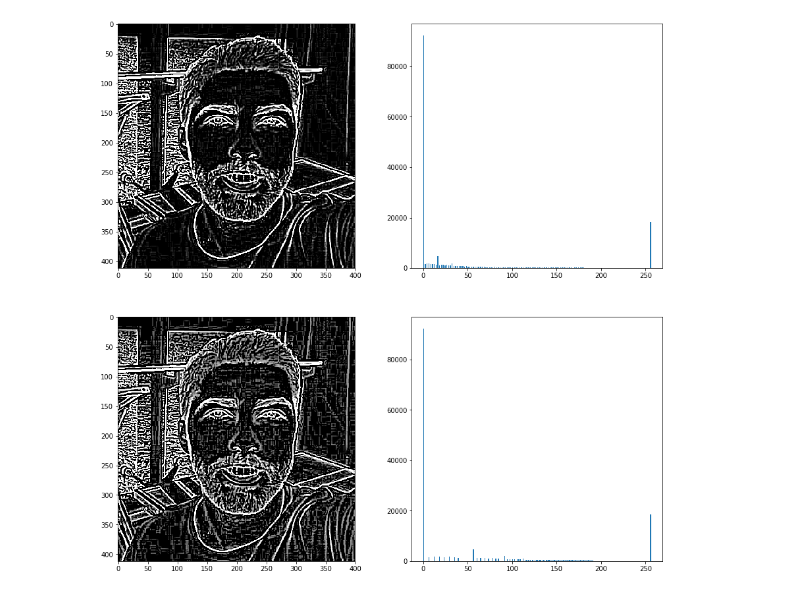
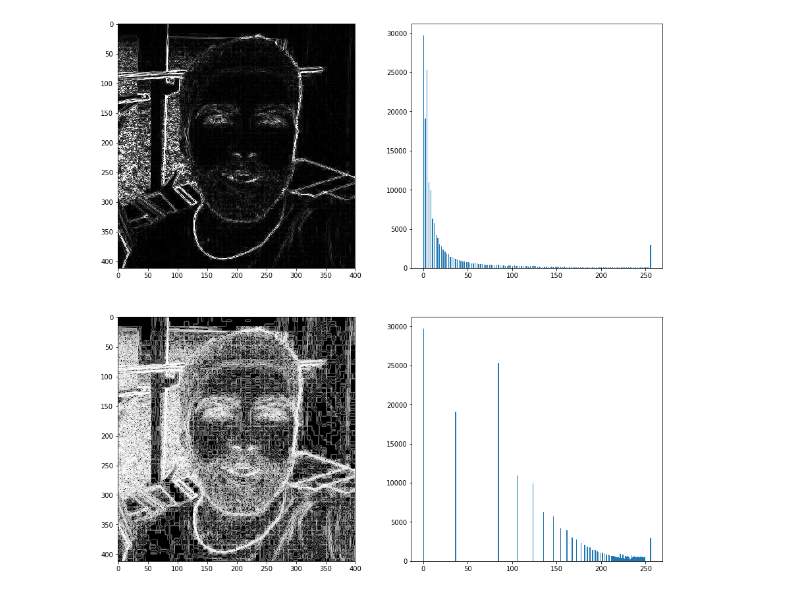
Before and after one commit to luiseduardobr1/LapiscoTraining, a Jupyter notebook: Q18/Q18.ipynb, the cells around one changed output. Drawn from its saved outputs; the diff is of its cells as text; code cells hidden in the pictures.

```diff
--- a/Q18/Q18.ipynb
+++ b/Q18/Q18.ipynb
@@ -9,33 +9,33 @@ img = cv2.imread('luise.jpg')
 # convert to gray
 gray = cv2.cvtColor(img, cv2.COLOR_BGR2GRAY)
 
 # Laplacian
 '''
 Second derivation - edges
 '''
-laplace = cv2.Laplacian(gray, -1, ksize=5)
+laplace = cv2.Laplacian(gray, cv2.CV_64F, ksize=3)
 
 # Convert to uint8
-#laplace = cv2.convertScaleAbs(laplace)
+laplace = cv2.convertScaleAbs(laplace)
 
 # Equalize the image of the laplacian filter
 equalized_laplacian = cv2.equalizeHist(laplace)
 
 
 # Show the original, the equalized image and their histograms
 # In python we can calculate and show the histogram using only matplotlib
 f, axs = plt.subplots(2,2,figsize=(15,15))
 plt.figure(1)
 plt.subplot(221)
 plt.imshow(laplace, cmap='gray')
 plt.subplot(222)
 plt.hist(laplace.ravel(), 256, [0, 256])
 plt.subplot(223)
 plt.imshow(equalized_laplacian, cmap='gray')
 plt.subplot(224)
 plt.hist(equalized_laplacian.ravel(), 256, [0, 256])
 plt.show()
 
 #cv2.waitKey(0)
 # %% [output]
-[figure, old version]
+[figure, new version]
```
